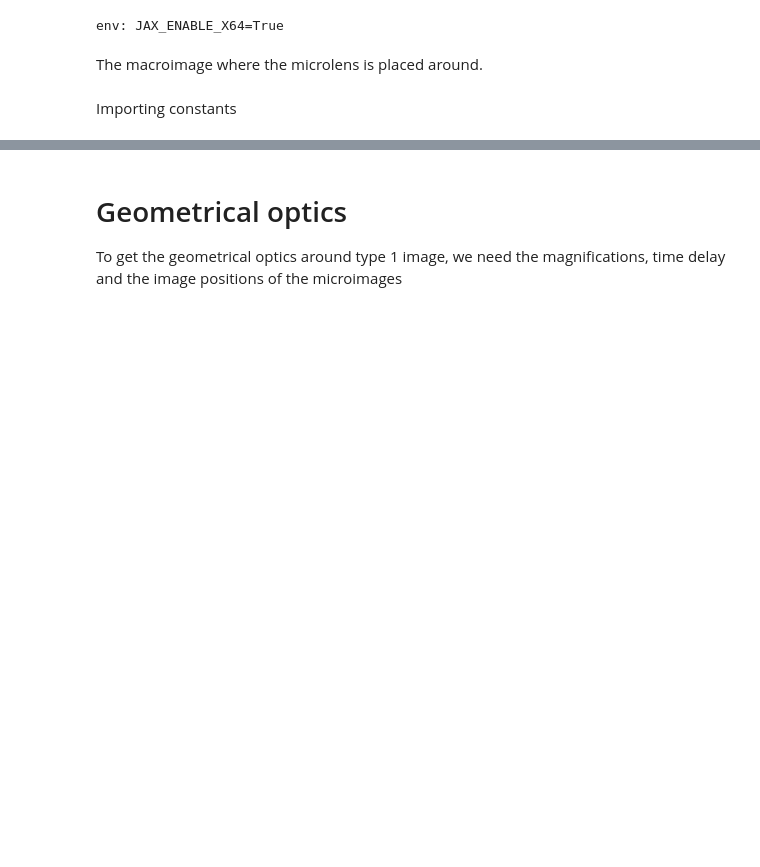
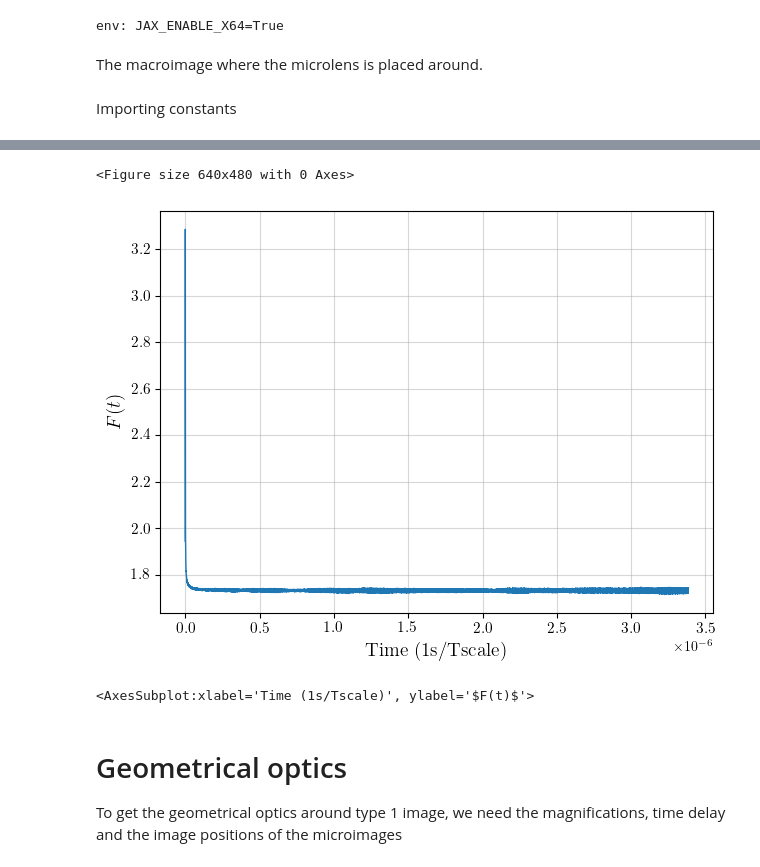
Before and after one commit to manchunyeung/wolensing, a Jupyter notebook: examples/embedded_lens.ipynb, the cells around one changed output, grey strips where cells are left out. Cells and saved outputs as stored; diff of their text form; code cells hidden in the pictures; blank space fills up the shorter version.

```diff
--- a/examples/embedded_lens.ipynb
+++ b/examples/embedded_lens.ipynb
@@ -32,11 +34,16 @@ zS = 1.0 # source redshift
 zL = 0.5 # lens redshift
 # %%
 mL1 = 1 * 1e10
-mL2 = 100
+mL2 = 1
+mL4 = 10
+mL5 = 5
 mtot = mL1 + mL2
 
 # convert to radians
 from lensinggw.utils.utils import param_processing
 thetaE1 = param_processing(zL, zS, mL1)
 thetaE2 = param_processing(zL, zS, mL2)
+thetaE4 = param_processing(zL, zS, mL4)
+thetaE5 = param_processing(zL, zS, mL5)
+
 thetaE = param_processing(zL, zS, mtot)
@@ -210,4 +396,10 @@ amplification.plot_freq(pha=True)
 <AxesSubplot:xlabel='Frequency (Hz)', ylabel='$args(F)$'>
+# %%
+amplification.plot_time()
+# %% [output]
+<Figure size 640x480 with 0 Axes>
+[figure, added]
+<AxesSubplot:xlabel='Time (1s/Tscale)', ylabel='$F(t)$'>
 # %% [markdown]
 # Geometrical optics
 To get the geometrical optics around type 1 image, we need the magnifications, time delay and the image positions of the microimages
```
Also changed, not shown: parts of 32 cells of this notebook, 17 other files.
